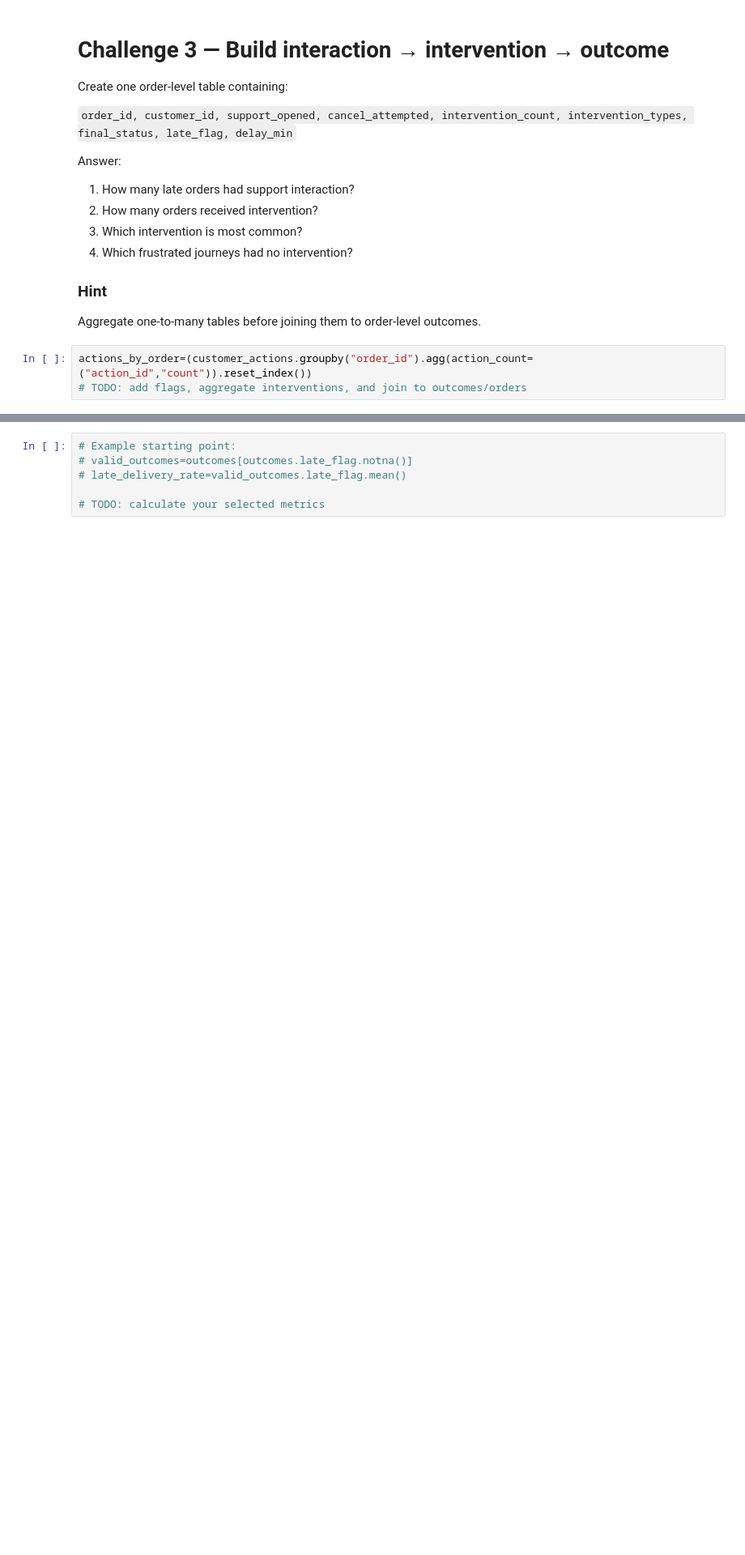
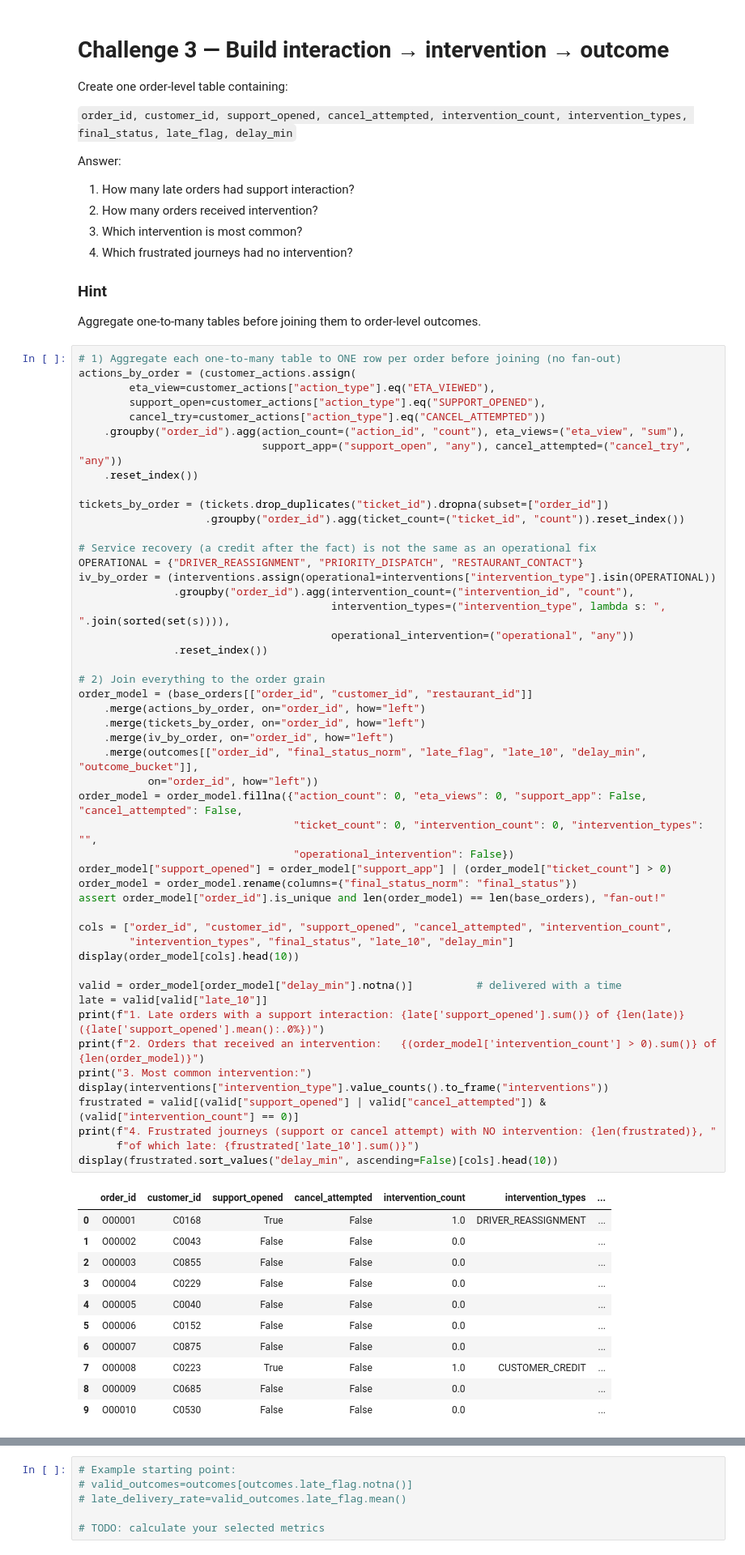
Before and after one commit to parthdagia05/divvyRebalancingWithMyIQ, a Jupyter notebook: flasheats-challenges/FlashEats_Class7_Challenge.ipynb, the cells around one changed output, grey strips where cells are left out. Shown at 81% size. Drawn from its saved outputs; the diff is of its cells as text; blank space fills up the shorter version.

Commit message:
Class 7 Challenge 3: order-level interaction, intervention and outcome table

```diff
--- a/flasheats-challenges/FlashEats_Class7_Challenge.ipynb
+++ b/flasheats-challenges/FlashEats_Class7_Challenge.ipynb
@@ -321,5 +321,63 @@ Answer:
 ### Hint
 Aggregate one-to-many tables before joining them to order-level outcomes.
 # %%
-actions_by_order=(customer_actions.groupby("order_id").agg(action_count=("action_id","count")).reset_index())
-# TODO: add flags, aggregate interventions, and join to outcomes/orders
+# 1) Aggregate each one-to-many table to ONE row per order before joining (no fan-out)
+actions_by_order = (customer_actions.assign(
+        eta_view=customer_actions["action_type"].eq("ETA_VIEWED"),
+        support_open=customer_actions["action_type"].eq("SUPPORT_OPENED"),
+        cancel_try=customer_actions["action_type"].eq("CANCEL_ATTEMPTED"))
+    .groupby("order_id").agg(action_count=("action_id", "count"), eta_views=("eta_view", "sum"),
+                             support_app=("support_open", "any"), cancel_attempted=("cancel_try", "any"))
+    .reset_index())
+
+tickets_by_order = (tickets.drop_duplicates("ticket_id").dropna(subset=["order_id"])
+                    .groupby("order_id").agg(ticket_count=("ticket_id", "count")).reset_index())
+
+# Service recovery (a credit after the fact) is not the same as an operational fix
+OPERATIONAL = {"DRIVER_REASSIGNMENT", "PRIORITY_DISPATCH", "RESTAURANT_CONTACT"}
+iv_by_order = (interventions.assign(operational=interventions["intervention_type"].isin(OPERATIONAL))
+               .groupby("order_id").agg(intervention_count=("intervention_id", "count"),
+                                        intervention_types=("intervention_type", lambda s: ", ".join(sorted(set(s)))),
+                                        operational_intervention=("operational", "any"))
+               .reset_index())
+
+# 2) Join everything to the order grain
+order_model = (base_orders[["order_id", "customer_id", "restaurant_id"]]
+    .merge(actions_by_order, on="order_id", how="left")
+    .merge(tickets_by_order, on="order_id", how="left")
+    .merge(iv_by_order, on="order_id", how="left")
+    .merge(outcomes[["order_id", "final_status_norm", "late_flag", "late_10", "delay_min", "outcome_bucket"]],
+           on="order_id", how="left"))
+order_model = order_model.fillna({"action_count": 0, "eta_views": 0, "support_app": False, "cancel_attempted": False,
+                                  "ticket_count": 0, "intervention_count": 0, "intervention_types": "",
+                                  "operational_intervention": False})
+order_model["support_opened"] = order_model["support_app"] | (order_model["ticket_count"] > 0)
+order_model = order_model.rename(columns={"final_status_norm": "final_status"})
+assert order_model["order_id"].is_unique and len(order_model) == len(base_orders), "fan-out!"
+
+cols = ["order_id", "customer_id", "support_opened", "cancel_attempted", "intervention_count",
+        "intervention_types", "final_status", "late_10", "delay_min"]
+display(order_model[cols].head(10))
+
+valid = order_model[order_model["delay_min"].notna()]          # delivered with a time
+late = valid[valid["late_10"]]
+print(f"1. Late orders with a support interaction: {late['support_opened'].sum()} of {len(late)} ({late['support_opened'].mean():.0%})")
+print(f"2. Orders that received an intervention:   {(order_model['intervention_count'] > 0).sum()} of {len(order_model)}")
+print("3. Most common intervention:")
+display(interventions["intervention_type"].value_counts().to_frame("interventions"))
+frustrated = valid[(valid["support_opened"] | valid["cancel_attempted"]) & (valid["intervention_count"] == 0)]
+print(f"4. Frustrated journeys (support or cancel attempt) with NO intervention: {len(frustrated)}, "
+      f"of which late: {frustrated['late_10'].sum()}")
+display(frustrated.sort_values("delay_min", ascending=False)[cols].head(10))
+# %% [output]
+|  | order_id | customer_id | support_opened | cancel_attempted | intervention_count | intervention_types | ... |
+| 0 | O00001 | C0168 | True | False | 1.0 | DRIVER_REASSIGNMENT | ... |
+| 1 | O00002 | C0043 | False | False | 0.0 |  | ... |
+| 2 | O00003 | C0855 | False | False | 0.0 |  | ... |
+| 3 | O00004 | C0229 | False | False | 0.0 |  | ... |
+| 4 | O00005 | C0040 | False | False | 0.0 |  | ... |
+| 5 | O00006 | C0152 | False | False | 0.0 |  | ... |
+| 6 | O00007 | C0875 | False | False | 0.0 |  | ... |
+| 7 | O00008 | C0223 | True | False | 1.0 | CUSTOMER_CREDIT | ... |
+| 8 | O00009 | C0685 | False | False | 0.0 |  | ... |
+| 9 | O00010 | C0530 | False | False | 0.0 |  | ... |
```
Also changed, not shown: parts of 2 cells of this notebook.
